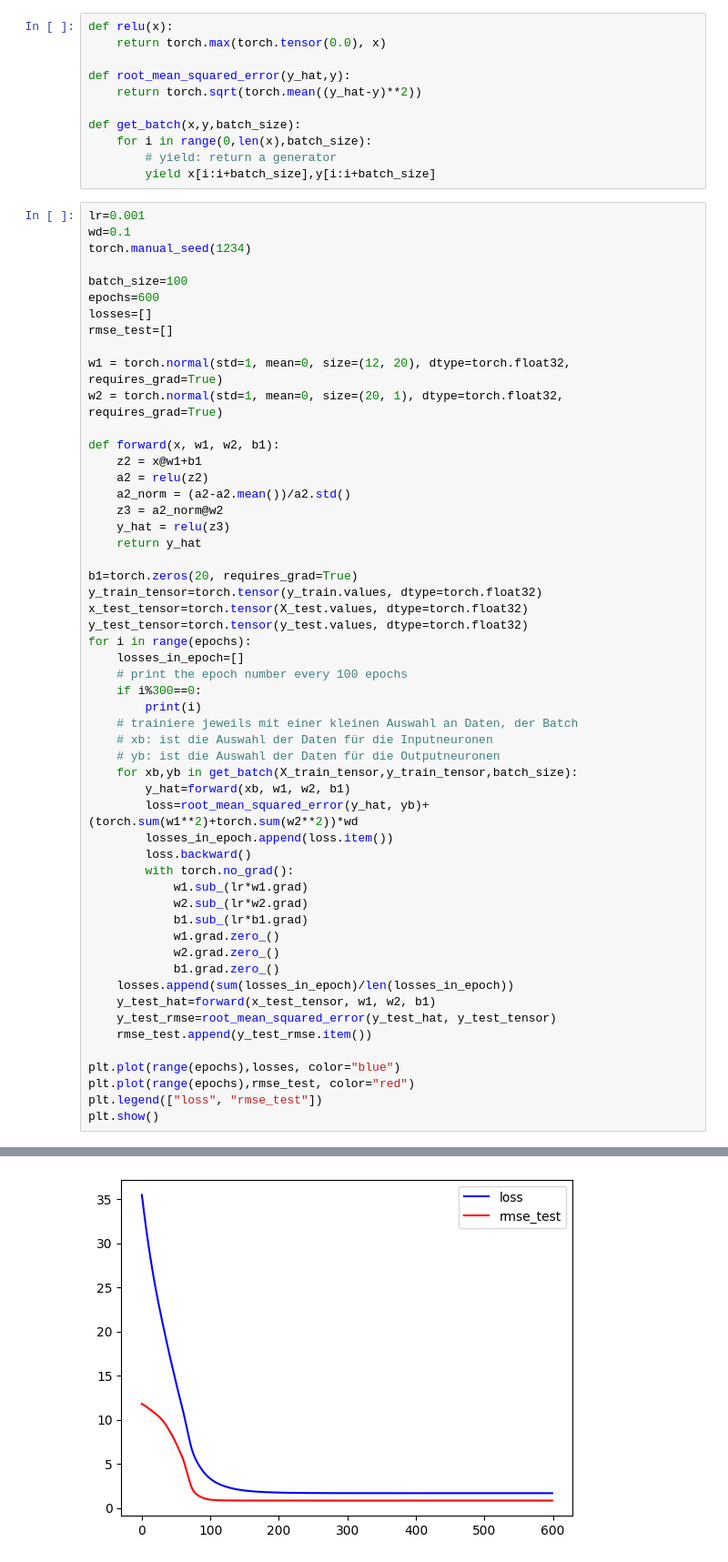
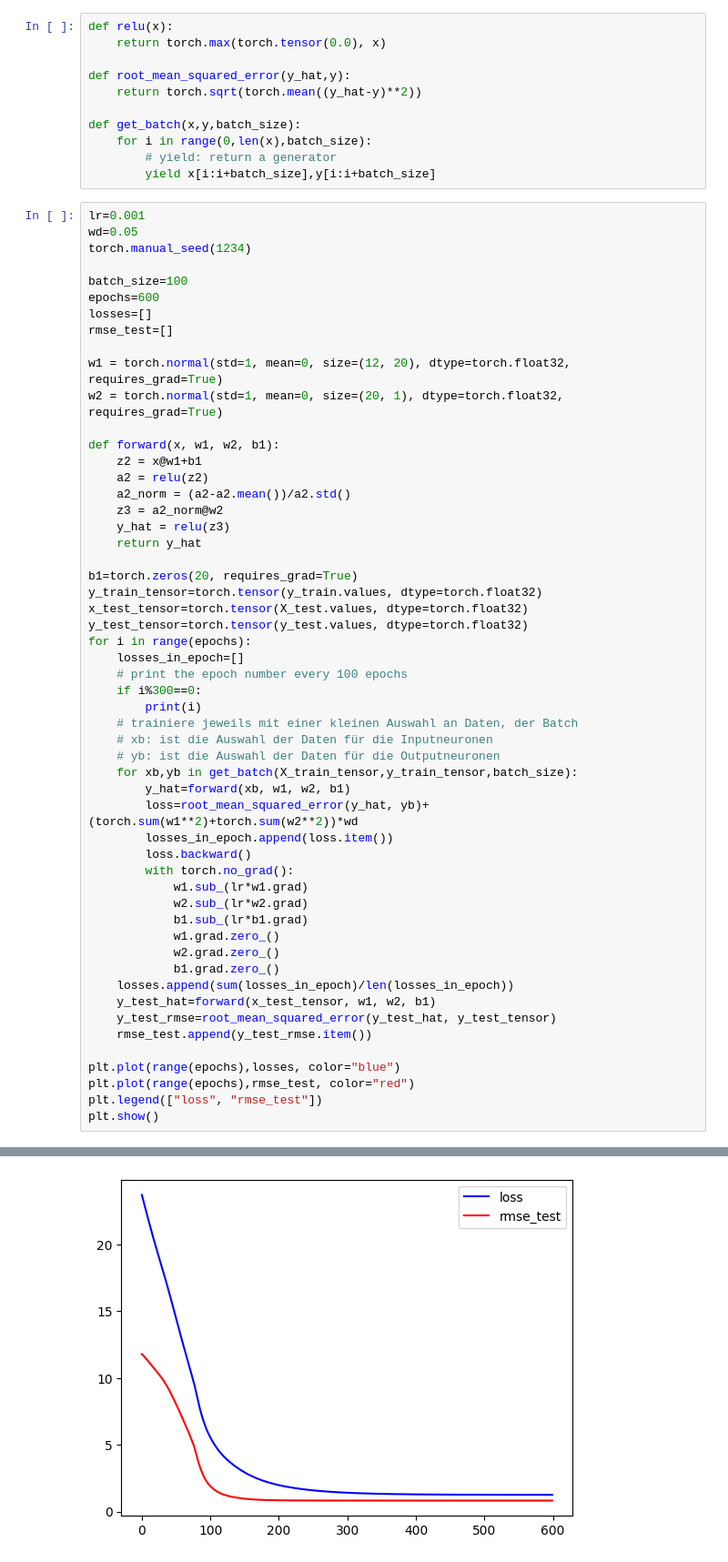
Before and after one commit to Koslowsky1337/Python_NeuralNetworks, a Jupyter notebook: CarPrice_NN/carprice.ipynb, the cells around one changed output, grey strips where cells are left out. Shown: that part at 91% size. Cells and saved outputs as stored; diff of their text form.

```diff
--- a/CarPrice_NN/carprice.ipynb
+++ b/CarPrice_NN/carprice.ipynb
@@ -221,7 +221,7 @@ def get_batch(x,y,batch_size):
         yield x[i:i+batch_size],y[i:i+batch_size]
 # %%
 lr=0.001
-wd=0.1
+wd=0.05
 torch.manual_seed(1234)
 
 batch_size=100
@@ -249,34 +249,34 @@ for i in range(epochs):
     # print the epoch number every 100 epochs
     if i%300==0:
         print(i)
     # trainiere jeweils mit einer kleinen Auswahl an Daten, der Batch
     # xb: ist die Auswahl der Daten für die Inputneuronen
     # yb: ist die Auswahl der Daten für die Outputneuronen
     for xb,yb in get_batch(X_train_tensor,y_train_tensor,batch_size):
         y_hat=forward(xb, w1, w2, b1)
         loss=root_mean_squared_error(y_hat, yb)+(torch.sum(w1**2)+torch.sum(w2**2))*wd
         losses_in_epoch.append(loss.item())
         loss.backward()
         with torch.no_grad():
             w1.sub_(lr*w1.grad)
             w2.sub_(lr*w2.grad)
             b1.sub_(lr*b1.grad)
             w1.grad.zero_()
             w2.grad.zero_()
             b1.grad.zero_()
     losses.append(sum(losses_in_epoch)/len(losses_in_epoch))
     y_test_hat=forward(x_test_tensor, w1, w2, b1)
     y_test_rmse=root_mean_squared_error(y_test_hat, y_test_tensor)
     rmse_test.append(y_test_rmse.item())
 
 plt.plot(range(epochs),losses, color="blue")
 plt.plot(range(epochs),rmse_test, color="red")
 plt.legend(["loss", "rmse_test"])
 plt.show()
 # %% [output]
 0
 300
-[figure, old version]
+[figure, new version]
 # %%
 # print the lowest rmse and loss
 print(min(rmse_test))
```
Also changed, not shown: parts of 1 cell of this notebook.
